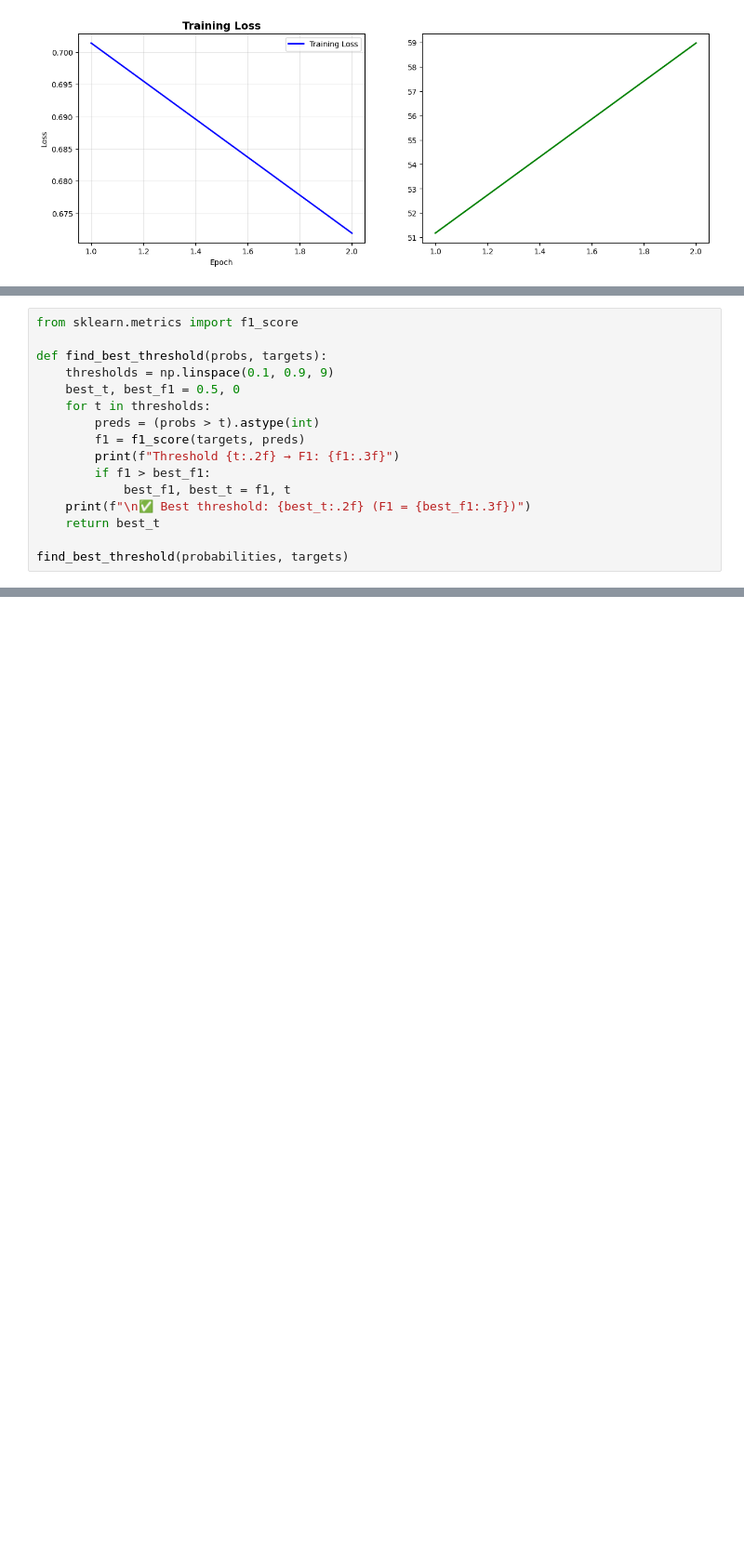
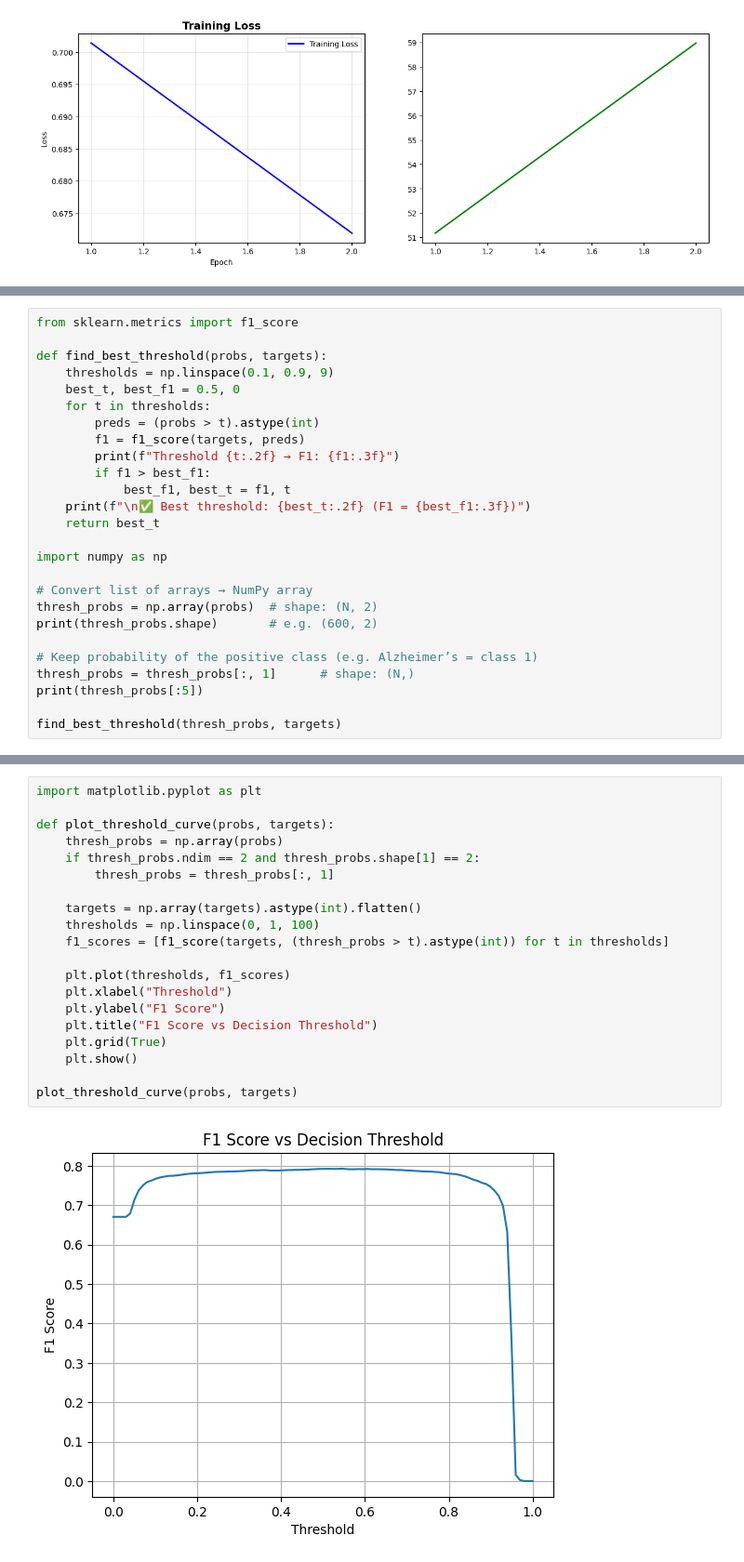
Before and after one commit to s4742629/PatternAnalysis-2025, a Jupyter notebook: recognition/s4742629_ADNI_ConvNeXt_GFNet/GFNet_Transformer.ipynb, the cells around one changed output, grey strips where cells are left out. Shown at 93% size. Drawn from its saved outputs; the diff is of its cells as text; blank space fills up the shorter version.

Commit message:
Added accuracy/loss plots, confusion matrix, and threshold vs. F1 plot.

```diff
--- a/recognition/s4742629_ADNI_ConvNeXt_GFNet/GFNet_Transformer.ipynb
+++ b/recognition/s4742629_ADNI_ConvNeXt_GFNet/GFNet_Transformer.ipynb
@@ -2006,4 +2082,14 @@ def find_best_threshold(probs, targets):
     print(f"\n✅ Best threshold: {best_t:.2f} (F1 = {best_f1:.3f})")
     return best_t
 
-find_best_threshold(probabilities, targets)
+import numpy as np
+
+# Convert list of arrays → NumPy array
+thresh_probs = np.array(probs)  # shape: (N, 2)
+print(thresh_probs.shape)       # e.g. (600, 2)
+
+# Keep probability of the positive class (e.g. Alzheimer’s = class 1)
+thresh_probs = thresh_probs[:, 1]      # shape: (N,)
+print(thresh_probs[:5])
+
+find_best_threshold(thresh_probs, targets)
@@ -2009,0 +2111,22 @@ find_best_threshold(probabilities, targets)
+# %%
+import matplotlib.pyplot as plt
+
+def plot_threshold_curve(probs, targets):
+    thresh_probs = np.array(probs)
+    if thresh_probs.ndim == 2 and thresh_probs.shape[1] == 2:
+        thresh_probs = thresh_probs[:, 1]
+
+    targets = np.array(targets).astype(int).flatten()
+    thresholds = np.linspace(0, 1, 100)
+    f1_scores = [f1_score(targets, (thresh_probs > t).astype(int)) for t in thresholds]
+
+    plt.plot(thresholds, f1_scores)
+    plt.xlabel("Threshold")
+    plt.ylabel("F1 Score")
+    plt.title("F1 Score vs Decision Threshold")
+    plt.grid(True)
+    plt.show()
+
+plot_threshold_curve(probs, targets)
+# %% [output]
+[figure, added]
```
Also changed, not shown: parts of 9 cells of this notebook.
